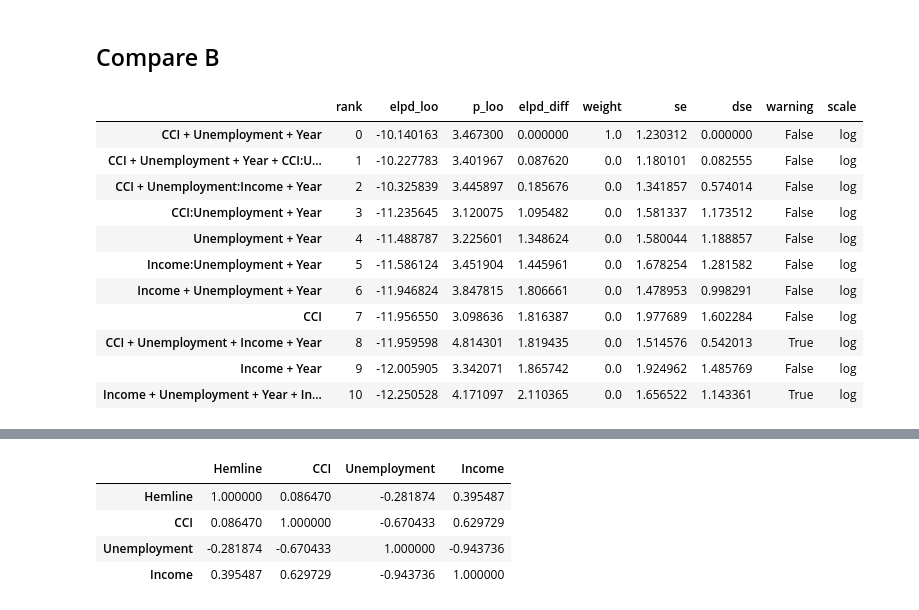
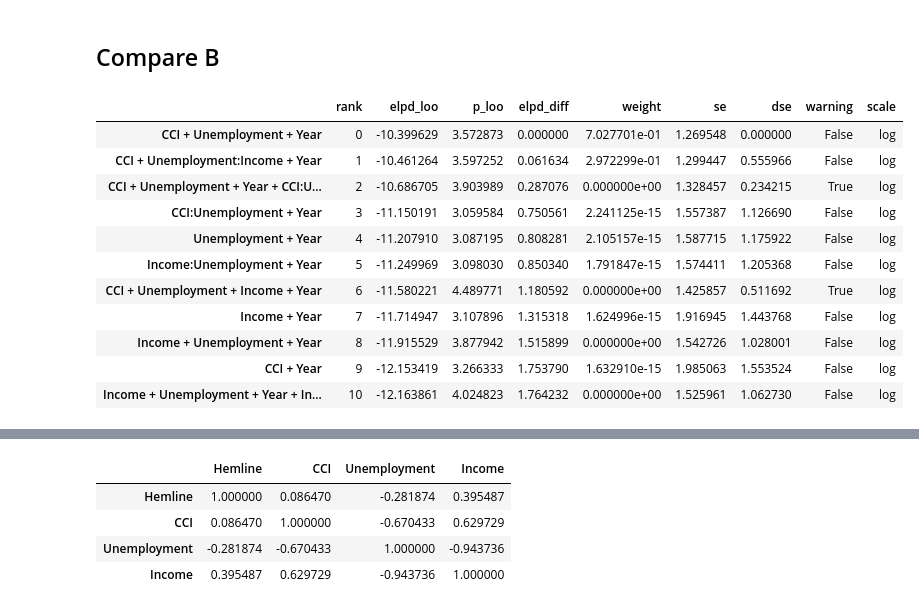
Before and after one commit to sanganalasya-hash/Data-Science, a Jupyter notebook: AP_Research.ipynb, the cells around one changed output, grey strips where cells are left out. Drawn from its saved outputs; the diff is of its cells as text; code cells hidden in the pictures.

```diff
--- a/AP_Research.ipynb
+++ b/AP_Research.ipynb
@@ -304,33 +304,33 @@ idata_11 = model_11.fit(idata_kwargs={'log_likelihood': True}, posterior_predict
 ## Compare B
 # %%
 cmp_df_1 = az.compare({
-       'CCI': idata_1b,
+       'CCI + Year': idata_1b,
     'Unemployment + Year': idata_2b,
     'CCI + Unemployment + Year': idata_3b,
     'CCI + Unemployment + Year + CCI:Unemployment': idata_4b,
     'Income + Unemployment + Year': idata_5,
     'Income + Year': idata_6,
     'CCI + Unemployment + Income + Year': idata_7,
     'Income + Unemployment + Year + Income:Unemployment': idata_8,
     'CCI + Unemployment:Income + Year': idata_9,
     'Income:Unemployment + Year': idata_10,
   'CCI:Unemployment + Year': idata_11,
 })
 
 display(cmp_df_1)
 # %% [output]
 |  | rank | elpd_loo | p_loo | elpd_diff | weight | se | dse | warning | scale |
-| CCI + Unemployment + Year | 0 | -10.140163 | 3.467300 | 0.000000 | 1.0 | 1.230312 | 0.000000 | False | log |
-| CCI + Unemployment + Year + CCI:U... | 1 | -10.227783 | 3.401967 | 0.087620 | 0.0 | 1.180101 | 0.082555 | False | log |
-| CCI + Unemployment:Income + Year | 2 | -10.325839 | 3.445897 | 0.185676 | 0.0 | 1.341857 | 0.574014 | False | log |
-| CCI:Unemployment + Year | 3 | -11.235645 | 3.120075 | 1.095482 | 0.0 | 1.581337 | 1.173512 | False | log |
-| Unemployment + Year | 4 | -11.488787 | 3.225601 | 1.348624 | 0.0 | 1.580044 | 1.188857 | False | log |
-| Income:Unemployment + Year | 5 | -11.586124 | 3.451904 | 1.445961 | 0.0 | 1.678254 | 1.281582 | False | log |
-| Income + Unemployment + Year | 6 | -11.946824 | 3.847815 | 1.806661 | 0.0 | 1.478953 | 0.998291 | False | log |
-| CCI | 7 | -11.956550 | 3.098636 | 1.816387 | 0.0 | 1.977689 | 1.602284 | False | log |
-| CCI + Unemployment + Income + Year | 8 | -11.959598 | 4.814301 | 1.819435 | 0.0 | 1.514576 | 0.542013 | True | log |
-| Income + Year | 9 | -12.005905 | 3.342071 | 1.865742 | 0.0 | 1.924962 | 1.485769 | False | log |
-| Income + Unemployment + Year + In... | 10 | -12.250528 | 4.171097 | 2.110365 | 0.0 | 1.656522 | 1.143361 | True | log |
+| CCI + Unemployment + Year | 0 | -10.399629 | 3.572873 | 0.000000 | 7.027701e-01 | 1.269548 | 0.000000 | False | log |
+| CCI + Unemployment:Income + Year | 1 | -10.461264 | 3.597252 | 0.061634 | 2.972299e-01 | 1.299447 | 0.555966 | False | log |
+| CCI + Unemployment + Year + CCI:U... | 2 | -10.686705 | 3.903989 | 0.287076 | 0.000000e+00 | 1.328457 | 0.234215 | True | log |
+| CCI:Unemployment + Year | 3 | -11.150191 | 3.059584 | 0.750561 | 2.241125e-15 | 1.557387 | 1.126690 | False | log |
+| Unemployment + Year | 4 | -11.207910 | 3.087195 | 0.808281 | 2.105157e-15 | 1.587715 | 1.175922 | False | log |
+| Income:Unemployment + Year | 5 | -11.249969 | 3.098030 | 0.850340 | 1.791847e-15 | 1.574411 | 1.205368 | False | log |
+| CCI + Unemployment + Income + Year | 6 | -11.580221 | 4.489771 | 1.180592 | 0.000000e+00 | 1.425857 | 0.511692 | True | log |
+| Income + Year | 7 | -11.714947 | 3.107896 | 1.315318 | 1.624996e-15 | 1.916945 | 1.443768 | False | log |
+| Income + Unemployment + Year | 8 | -11.915529 | 3.877942 | 1.515899 | 0.000000e+00 | 1.542726 | 1.028001 | False | log |
+| CCI + Year | 9 | -12.153419 | 3.266333 | 1.753790 | 1.632910e-15 | 1.985063 | 1.553524 | False | log |
+| Income + Unemployment + Year + In... | 10 | -12.163861 | 4.024823 | 1.764232 | 0.000000e+00 | 1.525961 | 1.062730 | False | log |
 # %%
 az.plot_compare(cmp_df_1)
 # %% [output]
```
Also changed, not shown: parts of 1 cell of this notebook.
